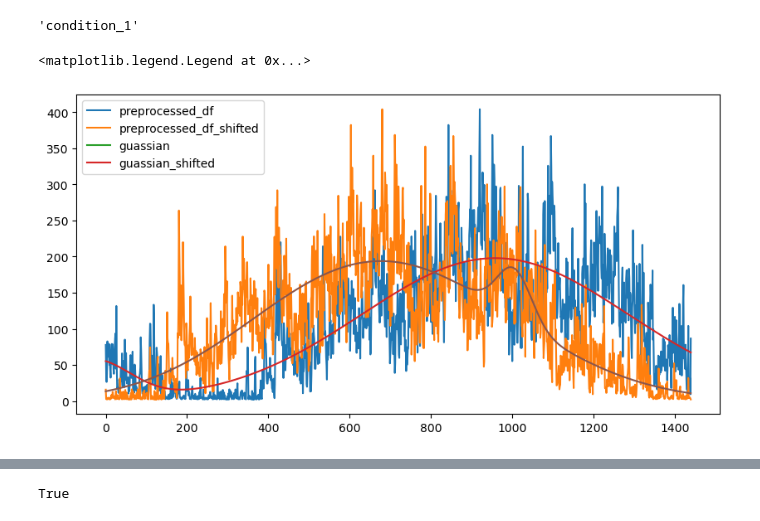
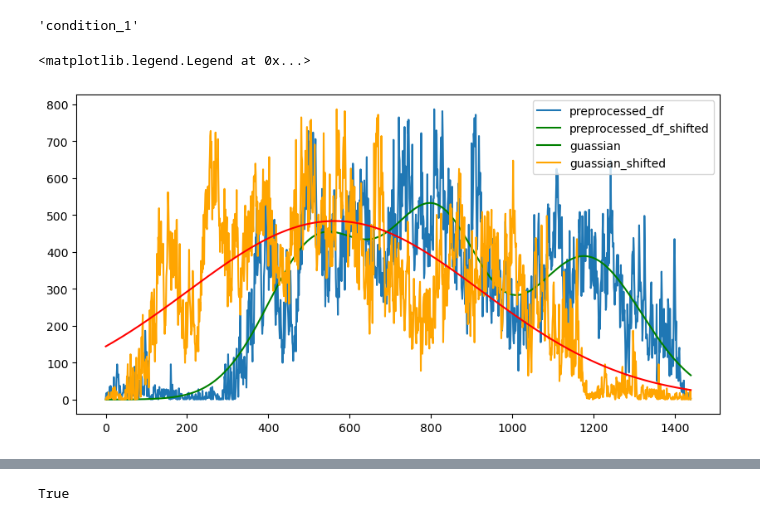
Before and after one commit to BananaBond/IVDA_Project, a Jupyter notebook: data-preprocess/preprocess.ipynb, the cells around one changed output, grey strips where cells are left out. Drawn from its saved outputs; the diff is of its cells as text; code cells hidden in the pictures.

```diff
--- a/data-preprocess/preprocess.ipynb
+++ b/data-preprocess/preprocess.ipynb
@@ -95,13 +95,12 @@ generate(dep_files)
 #     condition["sin_shifted"].plot(ax=ax)
 #     ax.legend(["preprocessed_df", "preprocessed_df_shifted","sin","sin_shifted"])
 # %%
-ax = nondep_files[-1]["preprocessed_df"].plot(figsize=(10,5))
-nondep_files[-1]["preprocessed_df_shifted"].plot(ax=ax)
-
-nondep_files[-1]["guassian"].plot(ax=ax)
-nondep_files[-1]["guassian_shifted"].plot(ax=ax)
+ax = nondep_files[1]["preprocessed_df"].plot(figsize=(10,5))
+nondep_files[1]["guassian"].plot(ax=ax,color='green')
+nondep_files[1]["preprocessed_df_shifted"].plot(ax=ax,color='orange')
+nondep_files[1]["guassian_shifted"].plot(ax=ax,color='red')
 ax.legend(["preprocessed_df", "preprocessed_df_shifted","guassian","guassian_shifted"])
 # %% [output]
 <matplotlib.legend.Legend at 0x...>
-[figure, old version]
+[figure, new version]
 # %%
```
Also changed, not shown: parts of 3 cells of this notebook, 2 other files.
